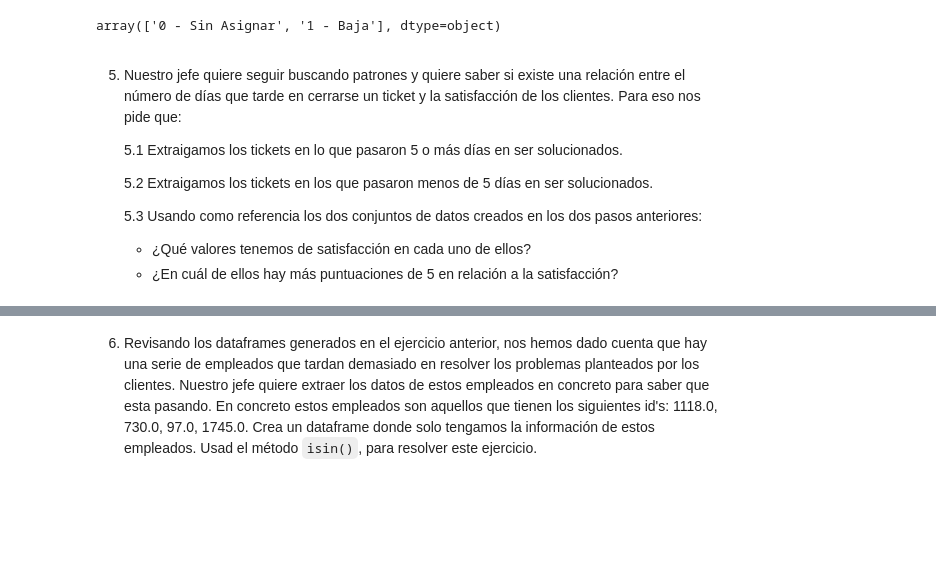
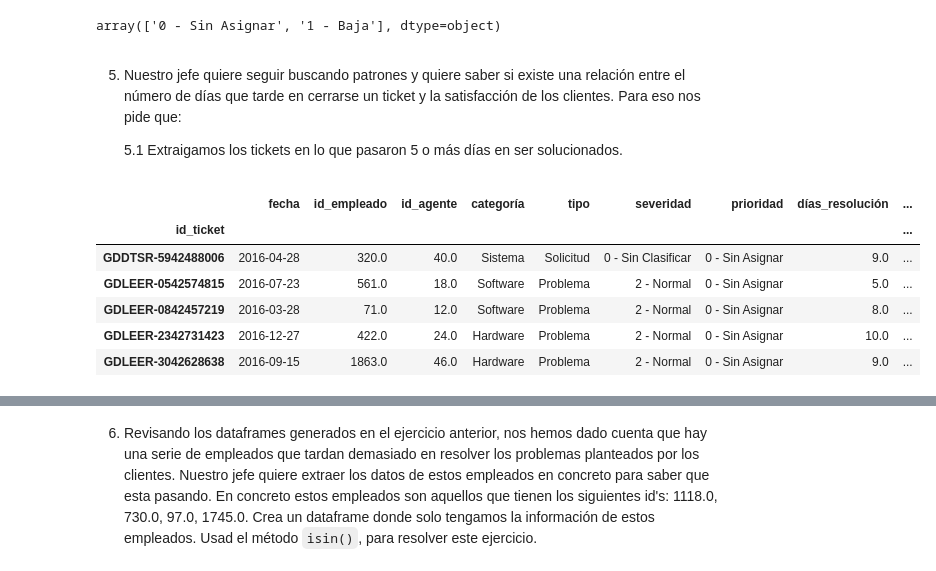
Before and after one commit to Adalab/promo-d-da-modulo2-sprint1-cassia-maitane, a Jupyter notebook: pandas/Pandas-IV-filtrado-datos.ipynb, the cells around one changed output, grey strips where cells are left out. Cells and saved outputs as stored; diff of their text form; code cells hidden in the pictures; blank space fills up the shorter version.

```diff
--- a/pandas/Pandas-IV-filtrado-datos.ipynb
+++ b/pandas/Pandas-IV-filtrado-datos.ipynb
@@ -175,9 +176,14 @@ array(['0 - Sin Asignar', '1 - Baja'], dtype=object)
 5. Nuestro jefe quiere seguir buscando patrones y quiere saber si existe una relación entre el número de días que tarde en cerrarse un ticket y la satisfacción de los clientes. Para eso nos pide que:
 
     5.1 Extraigamos los tickets en lo que pasaron 5 o más días en ser solucionados.
-
-    5.2 Extraigamos los tickets en los que pasaron menos de 5 días en ser solucionados.
-
-    5.3 Usando como referencia los dos conjuntos de datos creados en los dos pasos anteriores:
-    - ¿Qué valores tenemos de satisfacción en cada uno de ellos?
-    - ¿En cuál de ellos hay más puntuaciones de 5 en relación a la satisfacción?
+# %%
+df_dias_mas = df[df['días_resolución'] >= 5]
+df_dias_mas.head()
+# %% [output]
+|  | fecha | id_empleado | id_agente | categoría | tipo | severidad | prioridad | días_resolución | ... |
+| id_ticket |  |  |  |  |  |  |  |  | ... |
+| GDDTSR-5942488006 | 2016-04-28 | 320.0 | 40.0 | Sistema | Solicitud | 0 - Sin Clasificar | 0 - Sin Asignar | 9.0 | ... |
+| GDLEER-0542574815 | 2016-07-23 | 561.0 | 18.0 | Software | Problema | 2 - Normal | 0 - Sin Asignar | 5.0 | ... |
+| GDLEER-0842457219 | 2016-03-28 | 71.0 | 12.0 | Software | Problema | 2 - Normal | 0 - Sin Asignar | 8.0 | ... |
+| GDLEER-2342731423 | 2016-12-27 | 422.0 | 24.0 | Hardware | Problema | 2 - Normal | 0 - Sin Asignar | 10.0 | ... |
+| GDLEER-3042628638 | 2016-09-15 | 1863.0 | 46.0 | Hardware | Problema | 2 - Normal | 0 - Sin Asignar | 9.0 | ... |
```
Also changed, not shown: parts of 12 cells of this notebook, 1 other file.
